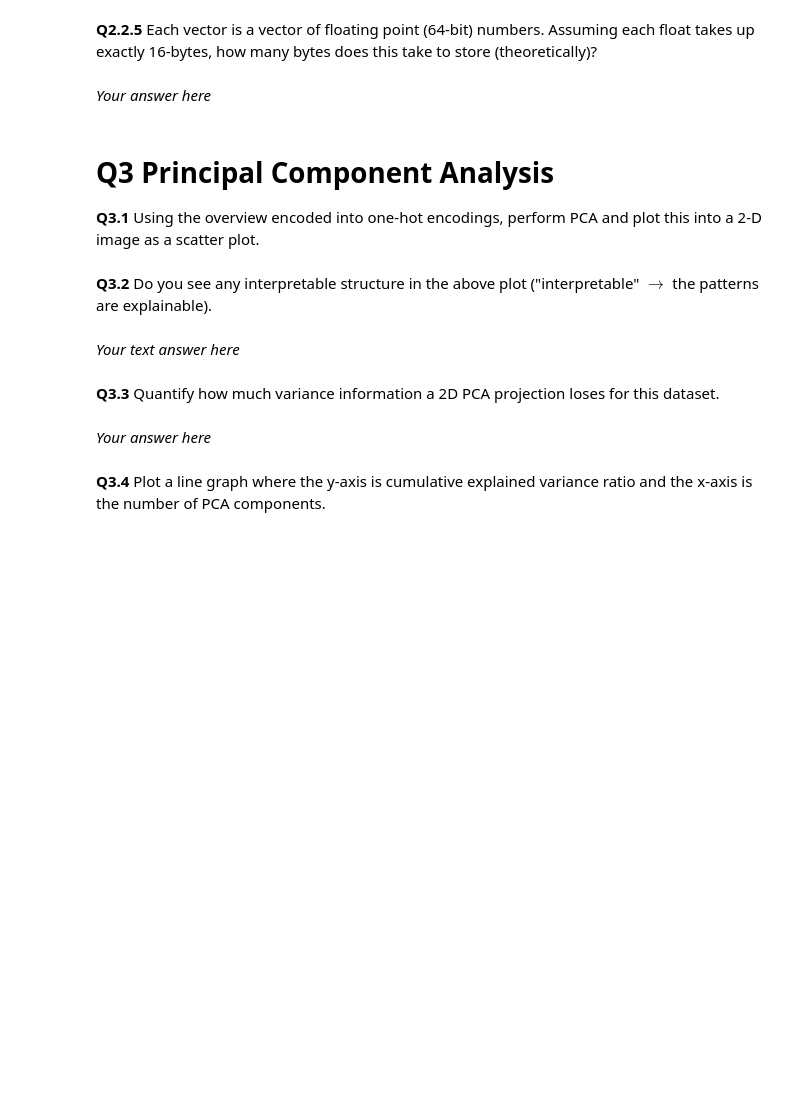
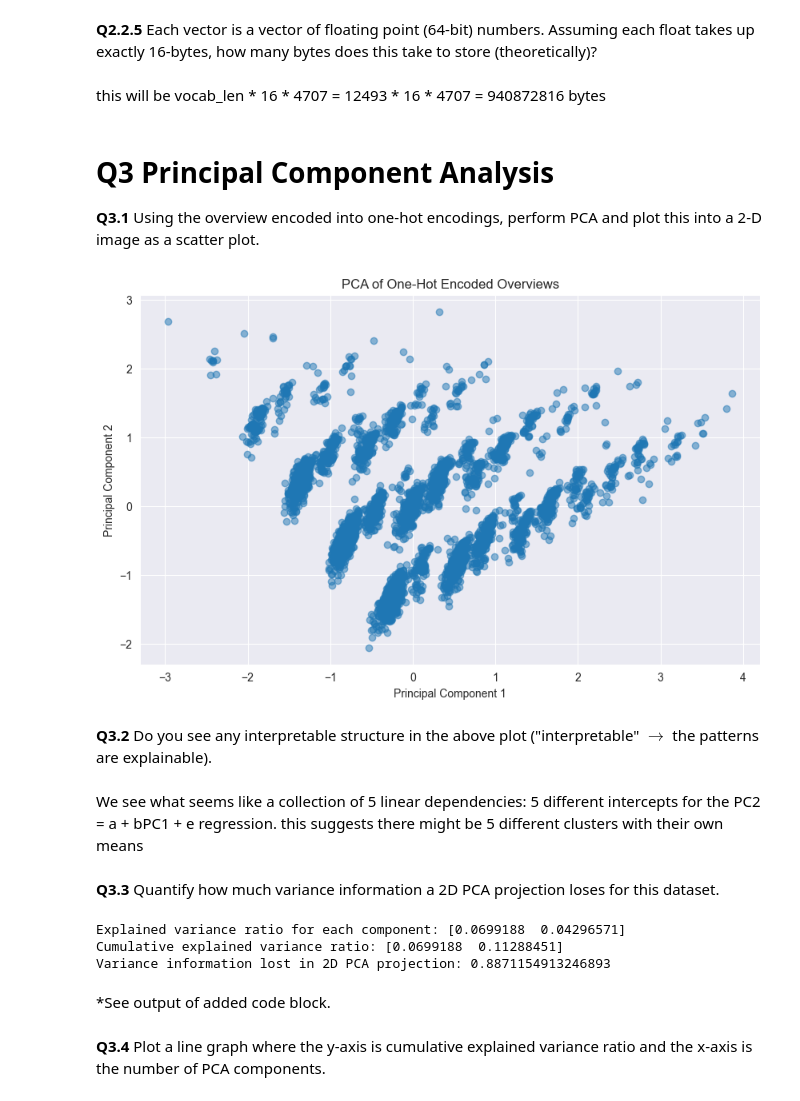
Before and after one commit to Marijnop/Assignments, a Jupyter notebook: Assignment 3 - Empty (1).ipynb, the cells around one changed output. Cells and saved outputs as stored; diff of their text form; code cells hidden in the pictures; blank space fills up the shorter version.

```diff
--- a/Assignment 3 - Empty (1).ipynb
+++ b/Assignment 3 - Empty (1).ipynb
@@ -206,6 +238,13 @@ df
 In order to one-hot encode words, we need to find how many words there are in total, just like in the case of genres. Get all the words, remove duplicates, and sort. Find and print the length of your vocabulary.
 # %%
 # hint: store all words for all movies in a set, change it to a list and sort
+all_words = set()
 
-vocab_len = len(...)
+for overview in df["proc_overview"]:
+    words = overview.split()
+    all_words.update(words)
+
+words_list = sorted(list(all_words))
+
+vocab_len = len(words_list)
 print(vocab_len)
@@ -218,11 +259,16 @@ In the case of genres, we one-hot encoded the outputs by taking a single random
 # as long as the output remains the same
 encoded_labels = []
 for index, row in tqdm(df.iterrows(), total=len(df)):
-    sentence_encode = [] # set of encodings for this overview
-    for word in row["proc_overview"]:
-        sentence_encode.append(...) # get encoding for this word
-    sentence_encode = ... # sum over axis=1
-    encoded_labels.append(...)
+    sentence_encode = []  # Set of encodings for this overview
+    for word in row["proc_overview"].split():
+        # Get encoding for this word
+        word_encode = encode_labels(word, words_list)
+        sentence_encode.append(word_encode)
+    # Sum over axis=0 to form histogram
+    sentence_encode = np.sum(sentence_encode, axis=0)
+    encoded_labels.append(sentence_encode)
 
-df["one_hot_overview"] = ...
-df['one_hot_overview'] # print to verify
+df["one_hot_overview"] = encoded_labels
+
+# Print to verify
+print(df['one_hot_overview'])
@@ -229,7 +288,7 @@ df['one_hot_overview'] # print to verify
 # %% [markdown]
 **Q2.2.5** Each vector is a vector of floating point (64-bit) numbers. Assuming each float takes up exactly 16-bytes, how many bytes does this take to store (theoretically)?
 # %% [markdown]
-*Your answer here*
+this will be vocab_len * 16 * 4707 = 12493 * 16 * 4707 = 940872816 bytes
 # %% [markdown]
 # Q3 Principal Component Analysis
 
@@ -237,16 +296,56 @@ df['one_hot_overview'] # print to verify
 # %%
 # import PCA decomposition class from sklearn
 from sklearn.decomposition import PCA
+pca = PCA(n_components=2)  # Set the desired number of components
+overview_pca = pca.fit_transform(df['one_hot_overview'].tolist())
+
+# Extract PCA components
+pc1 = overview_pca[:, 0]
+pc2 = overview_pca[:, 1]
+
+# Plot the PCA components as a scatter plot
+plt.figure(figsize=(10, 6))
+plt.scatter(pc1, pc2, alpha=0.5)
+plt.title('PCA of One-Hot Encoded Overviews')
+plt.xlabel('Principal Component 1')
+plt.ylabel('Principal Component 2')
+plt.grid(True)
+plt.show()
+
 
 # we did exactly this in the lecture notebook
+# %% [output]
+[figure, added]
 # %% [markdown]
 **Q3.2** Do you see any interpretable structure in the above plot ("interpretable" $\rightarrow$ the patterns are explainable).
 # %% [markdown]
-*Your text answer here*
+We see what seems like a collection of 5 linear dependencies: 5 different intercepts for the PC2 = a + bPC1 + e regression. this suggests there might be 5 different clusters with their own means
 # %% [markdown]
 **Q3.3** Quantify how much variance information a 2D PCA projection loses for this dataset.
+# %%
+# Calculate explained variance ratio
+explained_variance_ratio = pca.explained_variance_ratio_
+
+# Print explained variance ratio for each component
+print("Explained variance ratio for each component:", explained_variance_ratio)
+
+# Calculate cumulative explained variance ratio
+cumulative_explained_variance_ratio = explained_variance_ratio.cumsum()
+
+# Print cumulative explained variance ratio
+print("Cumulative explained variance ratio:", cumulative_explained_variance_ratio)
+
+# Calculate variance information lost
+variance_lost = 1 - cumulative_explained_variance_ratio[-1]
+
+# Print variance information lost
+print("Variance information lost in 2D PCA projection:", variance_lost)
+# %% [output]
+Explained variance ratio for each component: [0.0699188  0.04296571]
+Cumulative explained variance ratio: [0.0699188  0.11288451]
+Variance information lost in 2D PCA projection: 0.8871154913246893
 # %% [markdown]
-*Your answer here*
+*See output of added code block.
 # %% [markdown]
 **Q3.4** Plot a line graph where the y-axis is cumulative explained variance ratio and the x-axis is the number of PCA components.
 # %%
```
Also changed, not shown: parts of 17 cells of this notebook.
